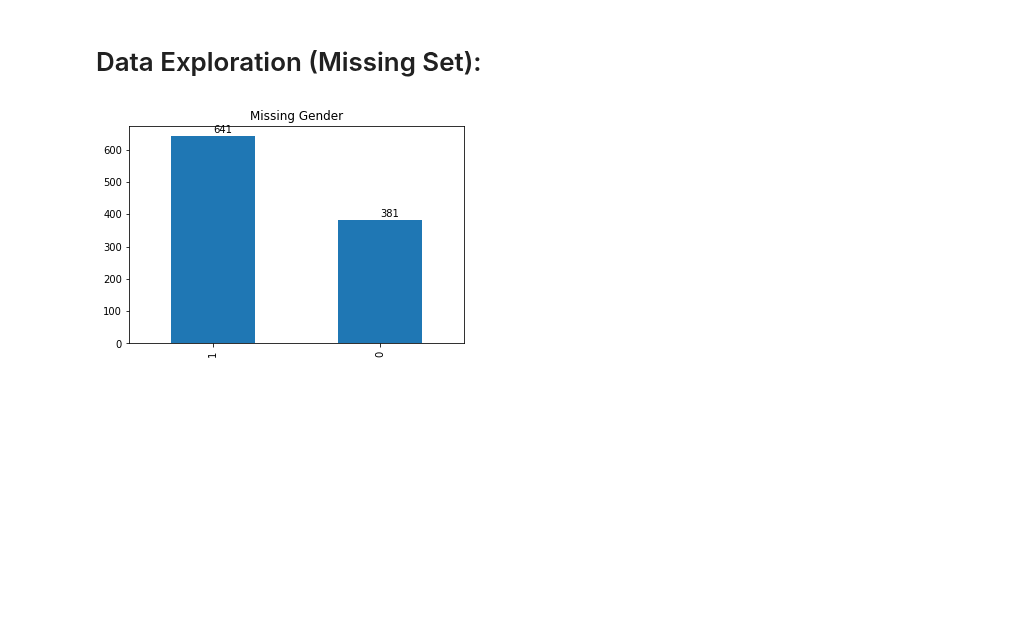
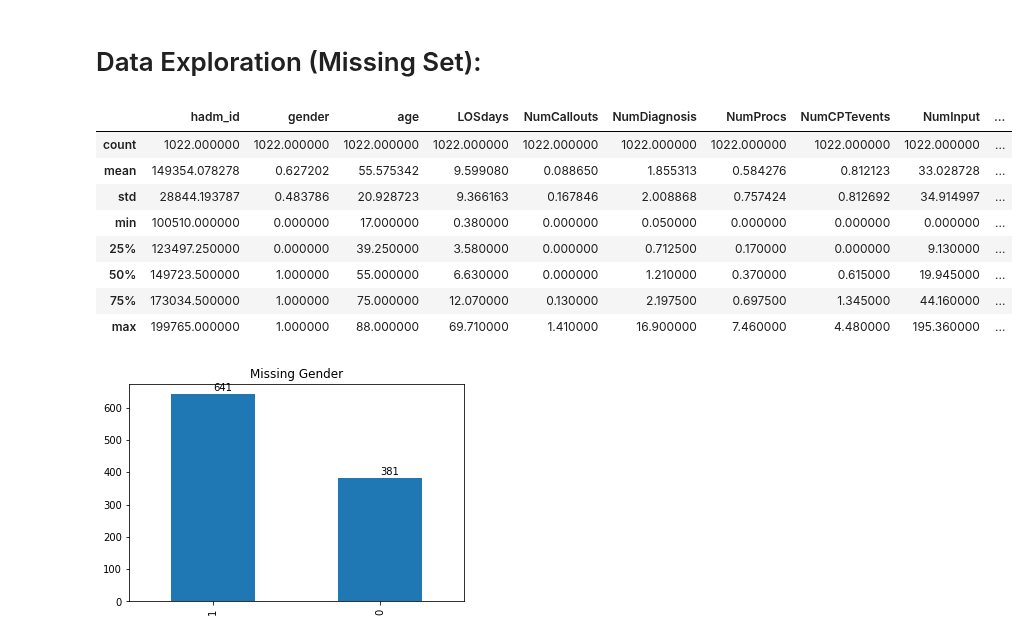
Before and after one commit to derek-y-lee/uclabiostat-thesis, a Jupyter notebook: los-prediction.ipynb, the cells around one changed output. Cells and saved outputs as stored; diff of their text form; code cells hidden in the pictures; blank space fills up the shorter version.

```diff
--- a/los-prediction.ipynb
+++ b/los-prediction.ipynb
@@ -390,5 +414,17 @@ nooutlier_missing = filter_outlier(raw_er_missing_alive)
 # %% [markdown]
 # Data Exploration (Missing Set):
+# %%
+nooutlier_missing.describe()
+# %% [output]
+|  | hadm_id | gender | age | LOSdays | NumCallouts | NumDiagnosis | NumProcs | NumCPTevents | NumInput | ... |
+| count | 1022.000000 | 1022.000000 | 1022.000000 | 1022.000000 | 1022.000000 | 1022.000000 | 1022.000000 | 1022.000000 | 1022.000000 | ... |
+| mean | 149354.078278 | 0.627202 | 55.575342 | 9.599080 | 0.088650 | 1.855313 | 0.584276 | 0.812123 | 33.028728 | ... |
+| std | 28844.193787 | 0.483786 | 20.928723 | 9.366163 | 0.167846 | 2.008868 | 0.757424 | 0.812692 | 34.914997 | ... |
+| min | 100510.000000 | 0.000000 | 17.000000 | 0.380000 | 0.000000 | 0.050000 | 0.000000 | 0.000000 | 0.000000 | ... |
+| 25% | 123497.250000 | 0.000000 | 39.250000 | 3.580000 | 0.000000 | 0.712500 | 0.170000 | 0.000000 | 9.130000 | ... |
+| 50% | 149723.500000 | 1.000000 | 55.000000 | 6.630000 | 0.000000 | 1.210000 | 0.370000 | 0.615000 | 19.945000 | ... |
+| 75% | 173034.500000 | 1.000000 | 75.000000 | 12.070000 | 0.130000 | 2.197500 | 0.697500 | 1.345000 | 44.160000 | ... |
+| max | 199765.000000 | 1.000000 | 88.000000 | 69.710000 | 1.410000 | 16.900000 | 7.460000 | 4.480000 | 195.360000 | ... |
 # %%
 from scipy import stats
 import matplotlib.pylab as plt
```
Also changed, not shown: parts of 2 cells of this notebook.
